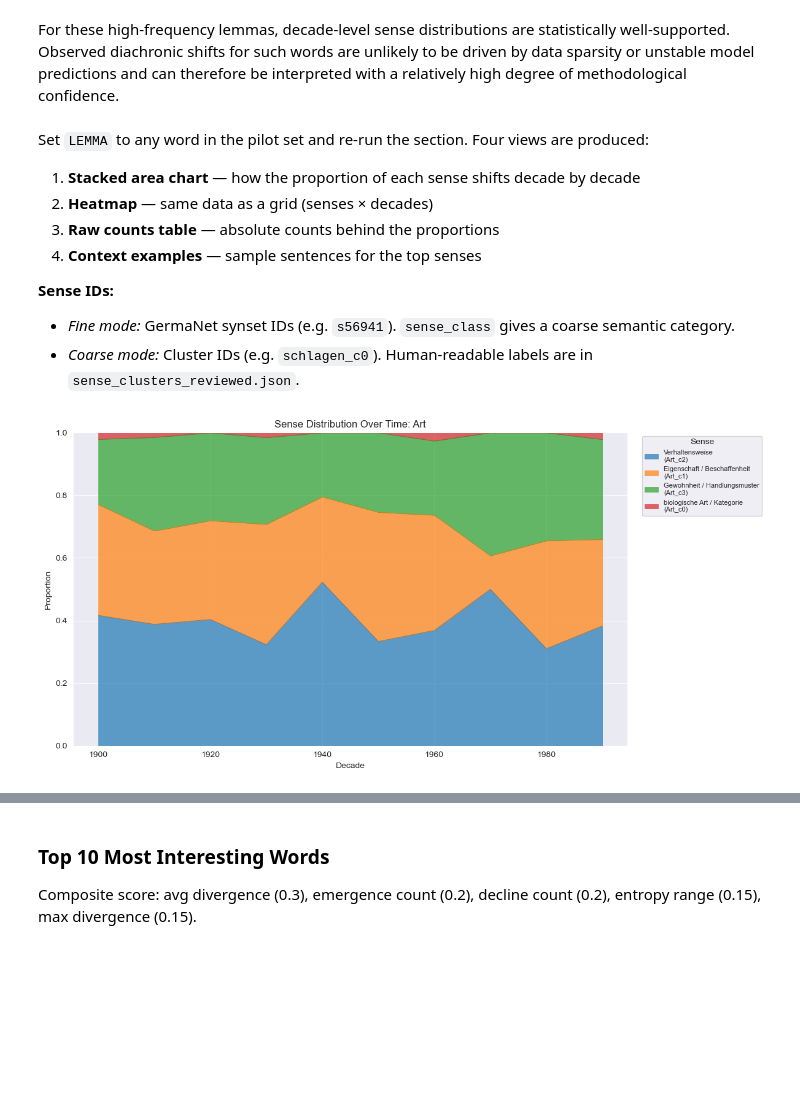
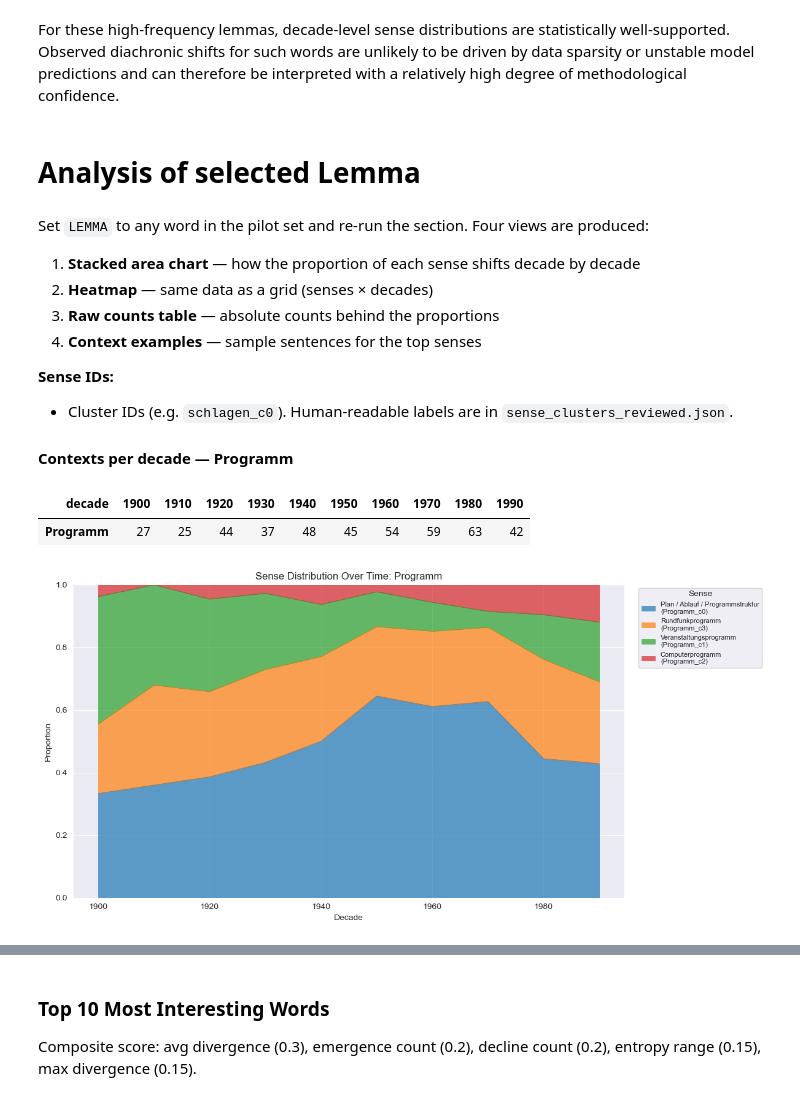
Before and after one commit to FlackoJodye1/diachronic-word-sense-change, a Jupyter notebook: notebooks/analysis/diachronic_pilot_results.ipynb, the cells around one changed output, grey strips where cells are left out. Cells and saved outputs as stored; diff of their text form; code cells hidden in the pictures; blank space fills up the shorter version.

Commit message:
Improve diachronic Analysis notebook

```diff
--- a/notebooks/analysis/diachronic_pilot_results.ipynb
+++ b/notebooks/analysis/diachronic_pilot_results.ipynb
@@ -129,0 +112,13 @@ High-level view of the dataset: how many sentences we have per decade, how spars
+# %%
+# All analysis uses coarse cluster predictions (81.7% atemporal accuracy).
+# See sense_granularity_analysis.ipynb for the fine vs. coarse comparison.
+# Excluded words are filtered here so all downstream cells are clean by default.
+predictions  = predictions_coarse[~predictions_coarse['lemma'].isin(EXCLUDE_WORDS)]
+sense_counts = sense_counts_coarse[~sense_counts_coarse['lemma'].isin(EXCLUDE_WORDS)]
+decade_stats = decade_stats_coarse[~decade_stats_coarse['lemma'].isin(EXCLUDE_WORDS)]
+entropy      = entropy_coarse[~entropy_coarse['lemma'].isin(EXCLUDE_WORDS)]
+divergence   = divergence_coarse[~divergence_coarse['lemma'].isin(EXCLUDE_WORDS)]
+emergence    = emergence_coarse[~emergence_coarse['lemma'].isin(EXCLUDE_WORDS)]
+decline      = decline_coarse[~decline_coarse['lemma'].isin(EXCLUDE_WORDS)]
+
+print(f'Words after exclusions: {predictions["lemma"].nunique()} ({len(EXCLUDE_WORDS)} excluded)')
@@ -259,5 +264,7 @@ display(
 # %% [markdown]
 For these high-frequency lemmas, decade-level sense distributions are statistically well-supported. Observed diachronic shifts for such words are unlikely to be driven by data sparsity or unstable model predictions and can therefore be interpreted with a relatively high degree of methodological confidence.
+# %% [markdown]
+# Analysis of selected Lemma
 # %% [markdown]
 Set `LEMMA` to any word in the pilot set and re-run the section. Four views are produced:
 
@@ -267,35 +274,70 @@ Set `LEMMA` to any word in the pilot set and re-run the section. Four views are
 4. **Context examples** — sample sentences for the top senses
 
 **Sense IDs:**
-- *Fine mode:* GermaNet synset IDs (e.g. `s56941`). `sense_class` gives a coarse semantic category.
-- *Coarse mode:* Cluster IDs (e.g. `schlagen_c0`). Human-readable labels are in `sense_clusters_reviewed.json`.
+- Cluster IDs (e.g. `schlagen_c0`). Human-readable labels are in `sense_clusters_reviewed.json`.
 # %%
-LEMMA = 'Art'
+LEMMA = 'Programm'
 # %%
 # Stacked area chart of sense proportions
+TOP_N = 6  # show top-N senses; remainder collapsed into 'Other'
+
 lemma_counts = sense_counts[sense_counts['lemma'] == LEMMA].copy()
 
 if len(lemma_counts) == 0:
     print(f'No data for: {LEMMA}')
 else:
+    # ── Contexts per decade (support table) ──────────────────────────────
+    ctx_row = (
+        decade_stats[decade_stats['lemma'] == LEMMA]
+        .sort_values('decade')
+        .set_index('decade')['n_contexts']
+        .rename('n_contexts')
+        .to_frame().T
+    )
+    ctx_row.index = [LEMMA]
+    display(Markdown(f'**Contexts per decade — {LEMMA}**'))
+    display(
+        ctx_row.style.format('{:.0f}')
+        .background_gradient(cmap='Blues', axis=1)
+        .set_properties(**{'text-align': 'center'})
+    )
+
+    # ── Stacked area chart ────────────────────────────────────────────────
     pivot = lemma_counts.pivot(
         index='decade', columns='predicted_sense_id', values='proportion'
     ).fillna(0)
     col_order = pivot.sum().sort_values(ascending=False).index
     pivot = pivot[col_order]
-    pivot.columns = relabel_index(LEMMA, pivot.columns)
+
+    # Collapse low-frequency senses into 'Other'
+    has_other = len(pivot.columns) > TOP_N
+    if has_other:
+        top_cols  = list(pivot.columns[:TOP_N])
+        other_sum = pivot[pivot.columns[TOP_N:]].sum(axis=1)
+        pivot = pivot[top_cols].copy()
+        pivot['Other'] = other_sum
+
+    # Relabel sense IDs, leave 'Other' unchanged
+    sense_cols = [c for c in pivot.columns if c != 'Other']
+    relabeled  = list(relabel_index(LEMMA, sense_cols))
+    pivot.columns = relabeled + (['Other'] if has_other else [])
 
     fig, ax = plt.subplots(figsize=(12, 6))
     pivot.plot.area(ax=ax, alpha=0.7, linewidth=0.5)
     ax.set_xlabel('Decade')
     ax.set_ylabel('Proportion')
-    ax.set_title(f'Sense Distribution Over Time: {LEMMA}')
+    n_collapsed = len(col_order) - TOP_N if has_other else 0
+    title_suffix = f'  (top {TOP_N} shown; {n_collapsed} senses collapsed into Other)' if has_other else ''
+    ax.set_title(f'Sense Distribution Over Time: {LEMMA}{title_suffix}')
     ax.set_ylim(0, 1)
     ax.legend(title='Sense', bbox_to_anchor=(1.02, 1), loc='upper left', fontsize=8)
     plt.tight_layout()
     plt.show()
 # %% [output]
+**Contexts per decade — Programm**
+| decade | 1900 | 1910 | 1920 | 1930 | 1940 | 1950 | 1960 | 1970 | 1980 | 1990 |
+| Programm | 27 | 25 | 44 | 37 | 48 | 45 | 54 | 59 | 63 | 42 |
-[figure, old version]
+[figure, new version]
 # %%
 # Sense proportion heatmap
 if len(lemma_counts) > 0:
```
Also changed, not shown: parts of 41 cells of this notebook, 4 other files.
